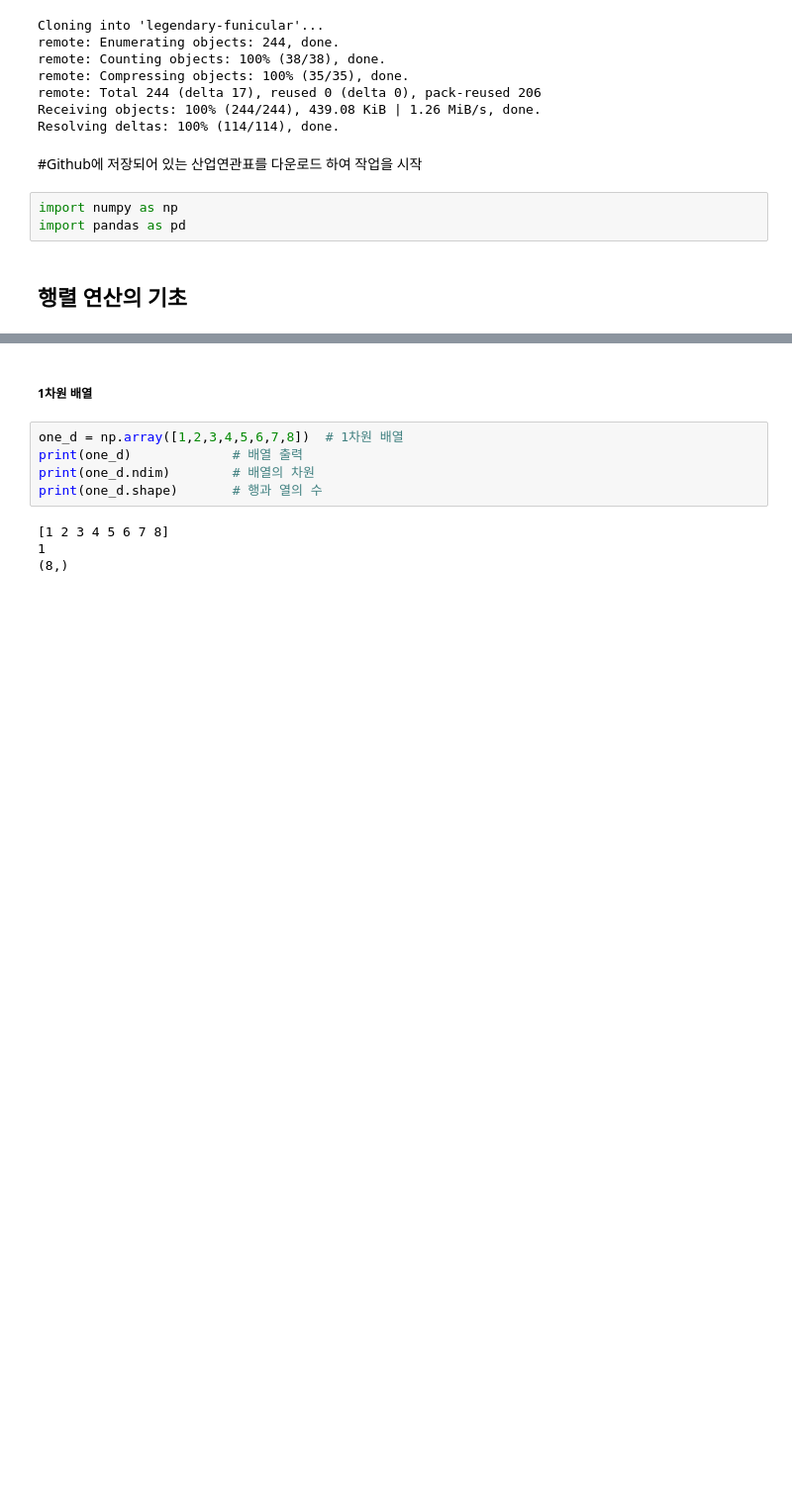
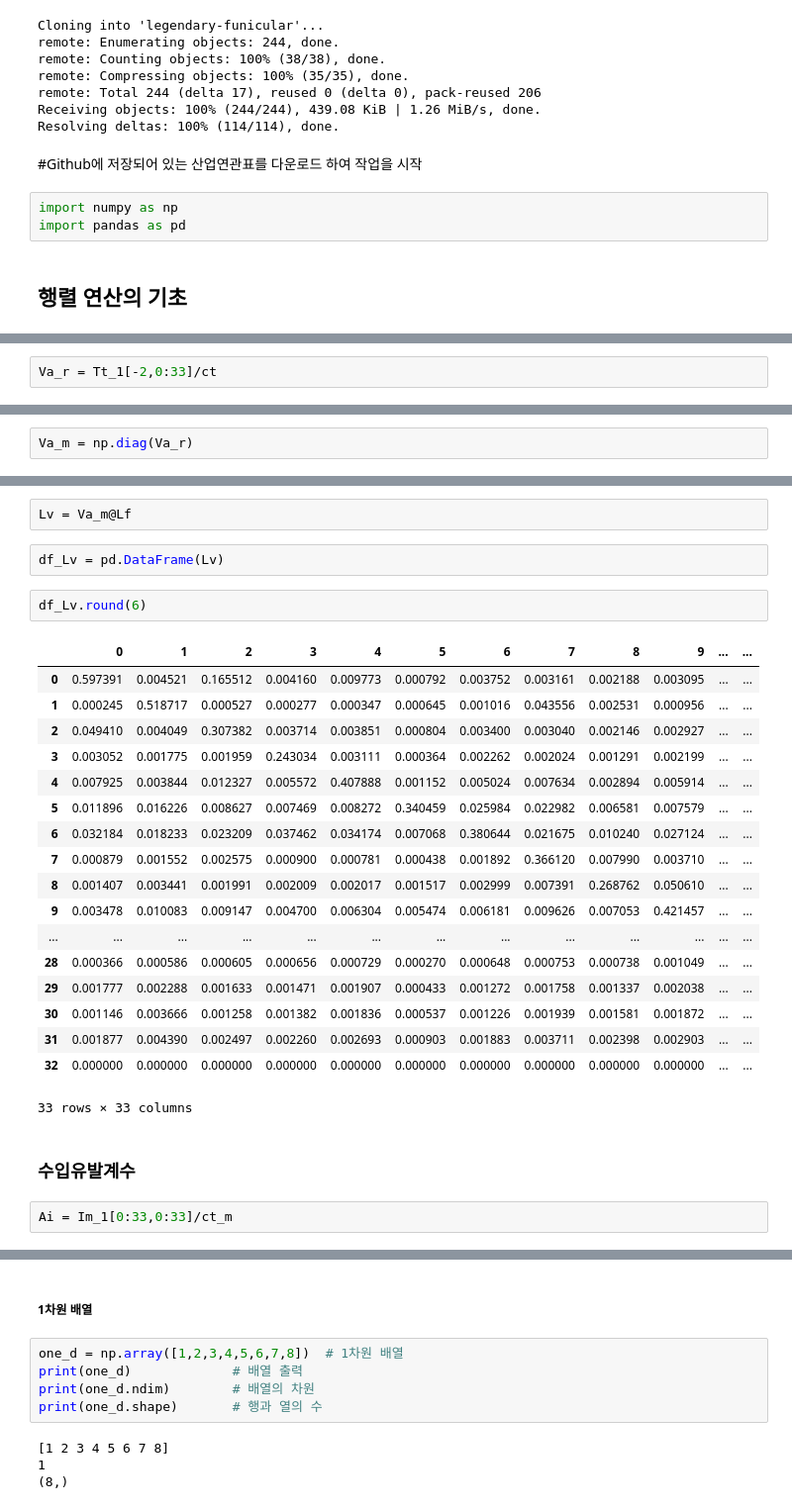
Before and after one commit to Tom-Jung/Second_IO, a Jupyter notebook: Matrix_basic.ipynb, the cells around one changed output, grey strips where cells are left out. Shown: that part at 99% size. Saved outputs shown, nothing was run; the diff lists cells and outputs as text; blank space fills up the shorter version.

```diff
--- a/Matrix_basic.ipynb
+++ b/Matrix_basic.ipynb
@@ -19,0 +542,2 @@ import pandas as pd
+# %%
+Va_r = Tt_1[-2,0:33]/ct
@@ -19,0 +554,2 @@ import pandas as pd
+# %%
+Va_m = np.diag(Va_r)
@@ -19,0 +572,29 @@ import pandas as pd
+# %%
+Lv = Va_m@Lf
+# %%
+df_Lv = pd.DataFrame(Lv)
+# %%
+df_Lv.round(6)
+# %% [output]
+|  | 0 | 1 | 2 | 3 | 4 | 5 | 6 | 7 | 8 | 9 | ... | ... |
+| 0 | 0.597391 | 0.004521 | 0.165512 | 0.004160 | 0.009773 | 0.000792 | 0.003752 | 0.003161 | 0.002188 | 0.003095 | ... | ... |
+| 1 | 0.000245 | 0.518717 | 0.000527 | 0.000277 | 0.000347 | 0.000645 | 0.001016 | 0.043556 | 0.002531 | 0.000956 | ... | ... |
+| 2 | 0.049410 | 0.004049 | 0.307382 | 0.003714 | 0.003851 | 0.000804 | 0.003400 | 0.003040 | 0.002146 | 0.002927 | ... | ... |
+| 3 | 0.003052 | 0.001775 | 0.001959 | 0.243034 | 0.003111 | 0.000364 | 0.002262 | 0.002024 | 0.001291 | 0.002199 | ... | ... |
+| 4 | 0.007925 | 0.003844 | 0.012327 | 0.005572 | 0.407888 | 0.001152 | 0.005024 | 0.007634 | 0.002894 | 0.005914 | ... | ... |
+| 5 | 0.011896 | 0.016226 | 0.008627 | 0.007469 | 0.008272 | 0.340459 | 0.025984 | 0.022982 | 0.006581 | 0.007579 | ... | ... |
+| 6 | 0.032184 | 0.018233 | 0.023209 | 0.037462 | 0.034174 | 0.007068 | 0.380644 | 0.021675 | 0.010240 | 0.027124 | ... | ... |
+| 7 | 0.000879 | 0.001552 | 0.002575 | 0.000900 | 0.000781 | 0.000438 | 0.001892 | 0.366120 | 0.007990 | 0.003710 | ... | ... |
+| 8 | 0.001407 | 0.003441 | 0.001991 | 0.002009 | 0.002017 | 0.001517 | 0.002999 | 0.007391 | 0.268762 | 0.050610 | ... | ... |
+| 9 | 0.003478 | 0.010083 | 0.009147 | 0.004700 | 0.006304 | 0.005474 | 0.006181 | 0.009626 | 0.007053 | 0.421457 | ... | ... |
+| ... | ... | ... | ... | ... | ... | ... | ... | ... | ... | ... | ... | ... |
+| 28 | 0.000366 | 0.000586 | 0.000605 | 0.000656 | 0.000729 | 0.000270 | 0.000648 | 0.000753 | 0.000738 | 0.001049 | ... | ... |
+| 29 | 0.001777 | 0.002288 | 0.001633 | 0.001471 | 0.001907 | 0.000433 | 0.001272 | 0.001758 | 0.001337 | 0.002038 | ... | ... |
+| 30 | 0.001146 | 0.003666 | 0.001258 | 0.001382 | 0.001836 | 0.000537 | 0.001226 | 0.001939 | 0.001581 | 0.001872 | ... | ... |
+| 31 | 0.001877 | 0.004390 | 0.002497 | 0.002260 | 0.002693 | 0.000903 | 0.001883 | 0.003711 | 0.002398 | 0.002903 | ... | ... |
+| 32 | 0.000000 | 0.000000 | 0.000000 | 0.000000 | 0.000000 | 0.000000 | 0.000000 | 0.000000 | 0.000000 | 0.000000 | ... | ... |
+33 rows × 33 columns
+# %% [markdown]
+### 수입유발계수
+# %%
+Ai = Im_1[0:33,0:33]/ct_m
```
Also changed, not shown: parts of 177 cells of this notebook.
